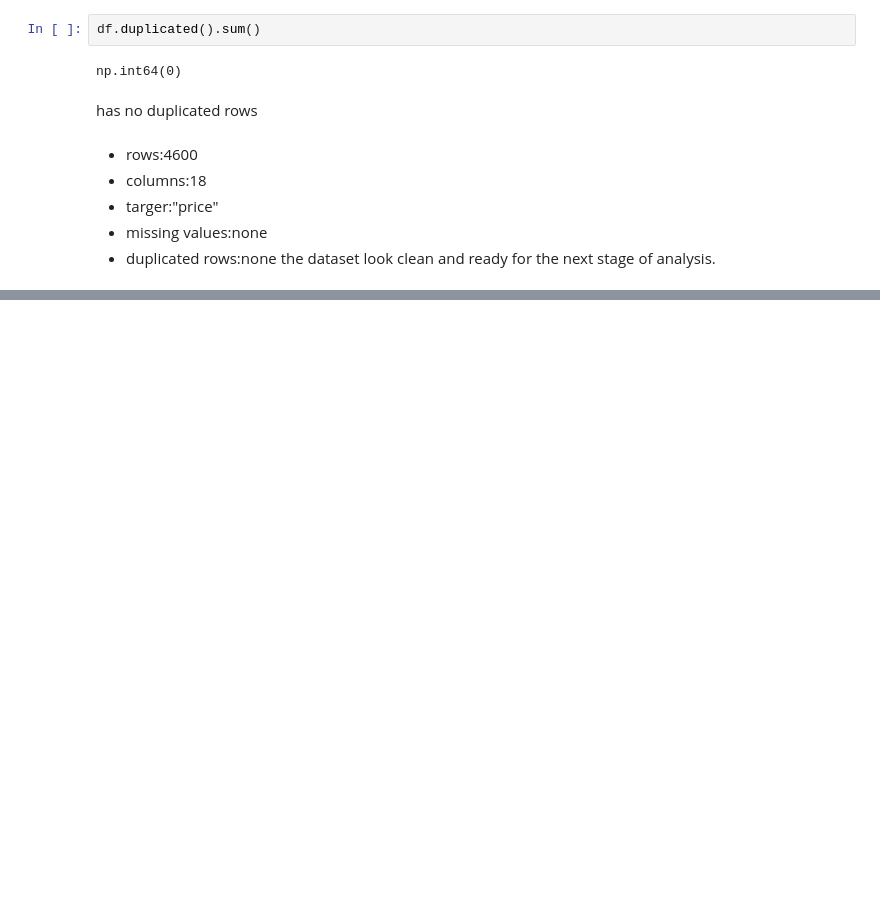
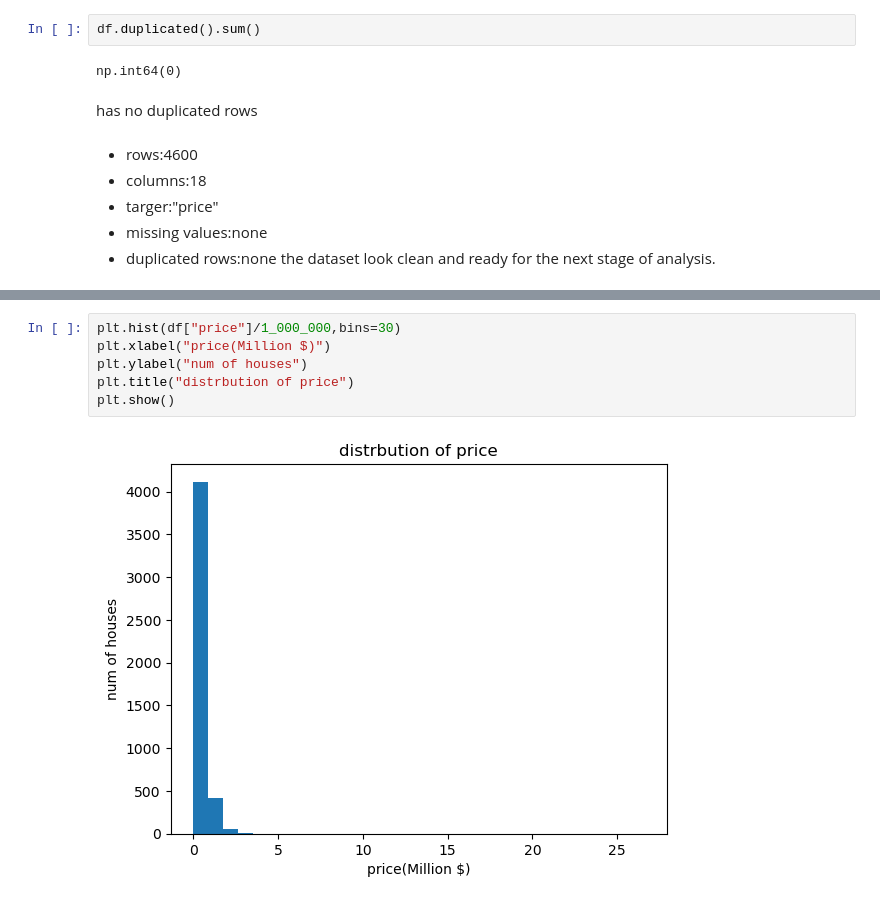
Before and after one commit to shukriaarifi/house_price_prediction, a Jupyter notebook: notebooks/house_price_prediction.ipynb, the cells around one changed output, grey strips where cells are left out. Drawn from its saved outputs; the diff is of its cells as text; blank space fills up the shorter version.

```diff
--- a/notebooks/house_price_prediction.ipynb
+++ b/notebooks/house_price_prediction.ipynb
@@ -84,0 +97,8 @@ the dataset look clean and ready for the next stage of analysis.
+# %%
+plt.hist(df["price"]/1_000_000,bins=30)
+plt.xlabel("price(Million $)")
+plt.ylabel("num of houses")
+plt.title("distrbution of price")
+plt.show()
+# %% [output]
+[figure, added]
```
Also changed, not shown: parts of 10 cells of this notebook.
